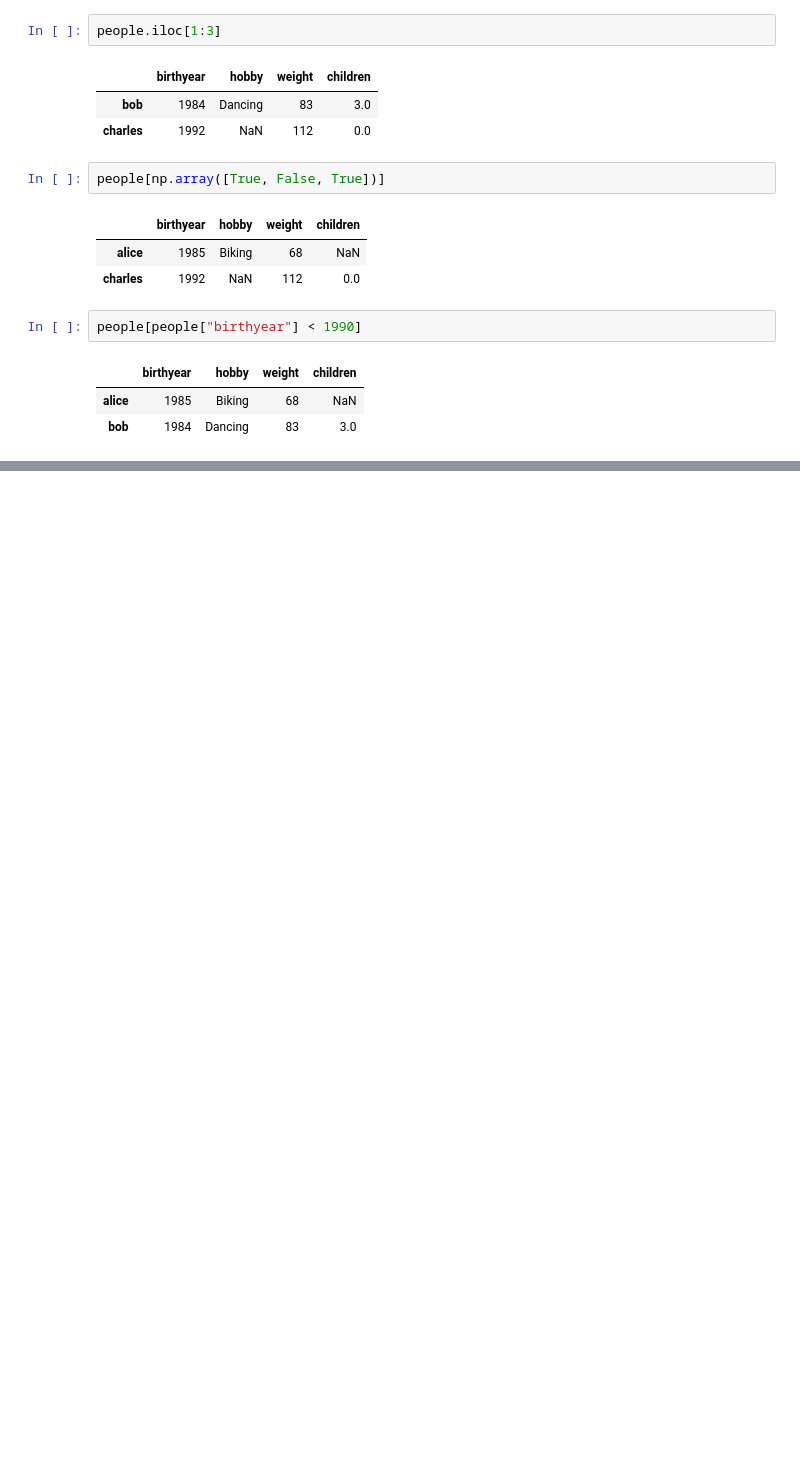
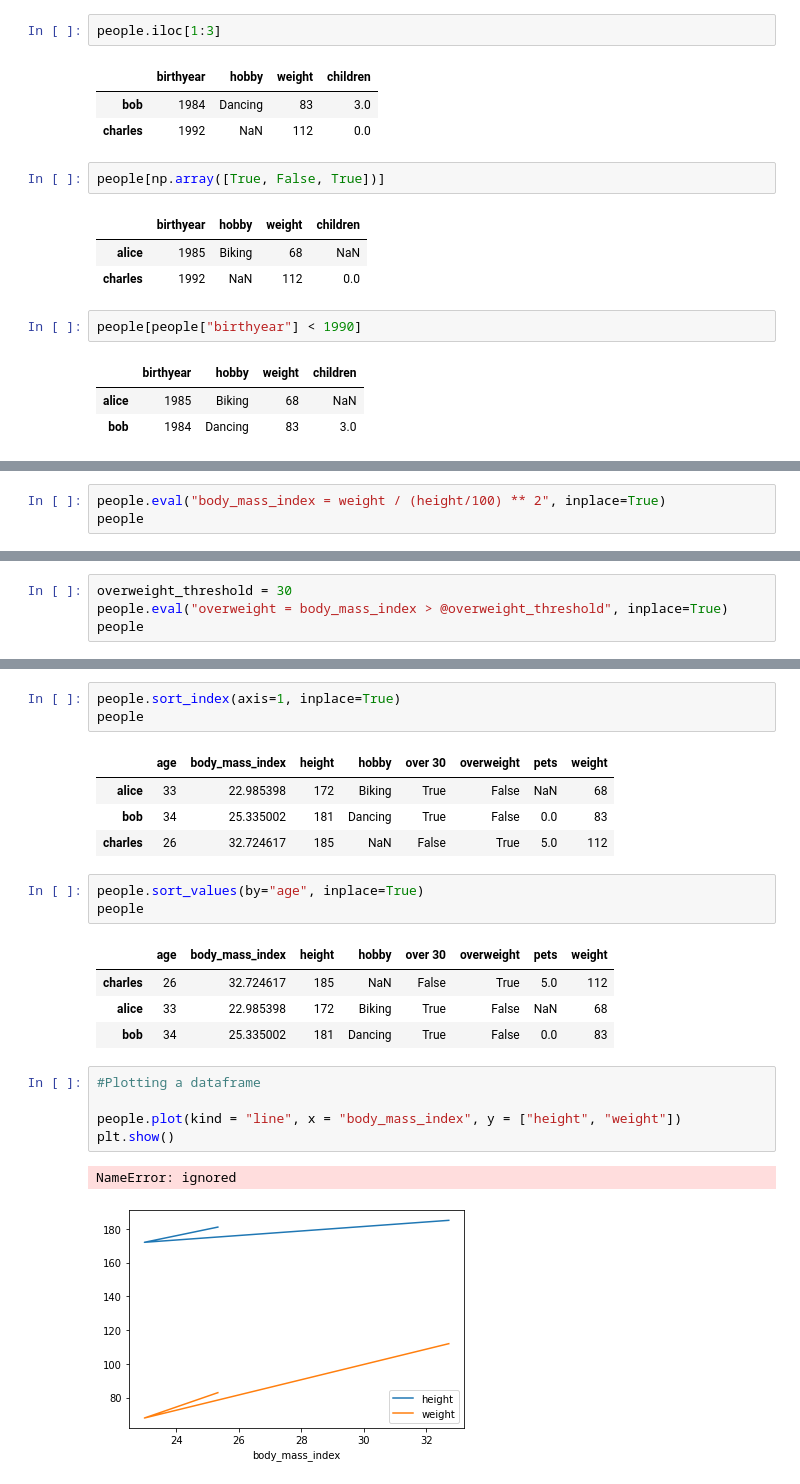
Before and after one commit to saima8/Data-Science-from-scratch, a Jupyter notebook: Pandas_handson.ipynb, the cells around one changed output, grey strips where cells are left out. Drawn from its saved outputs; the diff is of its cells as text; blank space fills up the shorter version.

```diff
--- a/Pandas_handson.ipynb
+++ b/Pandas_handson.ipynb
@@ -746,0 +860,3 @@ people[people["birthyear"] < 1990]
+# %%
+people.eval("body_mass_index = weight / (height/100) ** 2", inplace=True)
+people
@@ -746,0 +868,4 @@ people[people["birthyear"] < 1990]
+# %%
+overweight_threshold = 30
+people.eval("overweight = body_mass_index > @overweight_threshold", inplace=True)
+people
@@ -746,0 +893,24 @@ people[people["birthyear"] < 1990]
+# %%
+people.sort_index(axis=1, inplace=True)
+people
+# %% [output]
+|  | age | body_mass_index | height | hobby | over 30 | overweight | pets | weight |
+| alice | 33 | 22.985398 | 172 | Biking | True | False | NaN | 68 |
+| bob | 34 | 25.335002 | 181 | Dancing | True | False | 0.0 | 83 |
+| charles | 26 | 32.724617 | 185 | NaN | False | True | 5.0 | 112 |
+# %%
+people.sort_values(by="age", inplace=True)
+people
+# %% [output]
+|  | age | body_mass_index | height | hobby | over 30 | overweight | pets | weight |
+| charles | 26 | 32.724617 | 185 | NaN | False | True | 5.0 | 112 |
+| alice | 33 | 22.985398 | 172 | Biking | True | False | NaN | 68 |
+| bob | 34 | 25.335002 | 181 | Dancing | True | False | 0.0 | 83 |
+# %%
+#Plotting a dataframe
+
+people.plot(kind = "line", x = "body_mass_index", y = ["height", "weight"])
+plt.show()
+# %% [output]
+NameError: ignored
+[figure, added]
```
Also changed, not shown: parts of 76 cells of this notebook.
